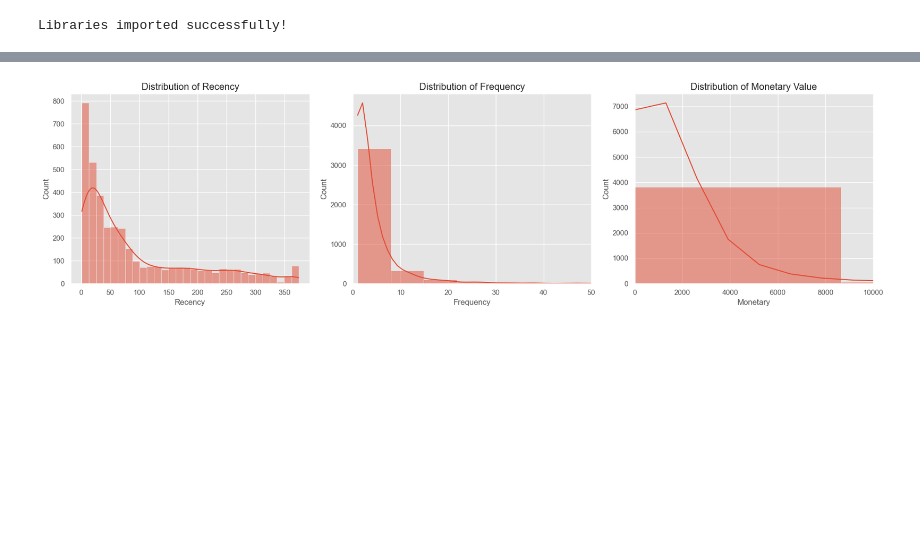
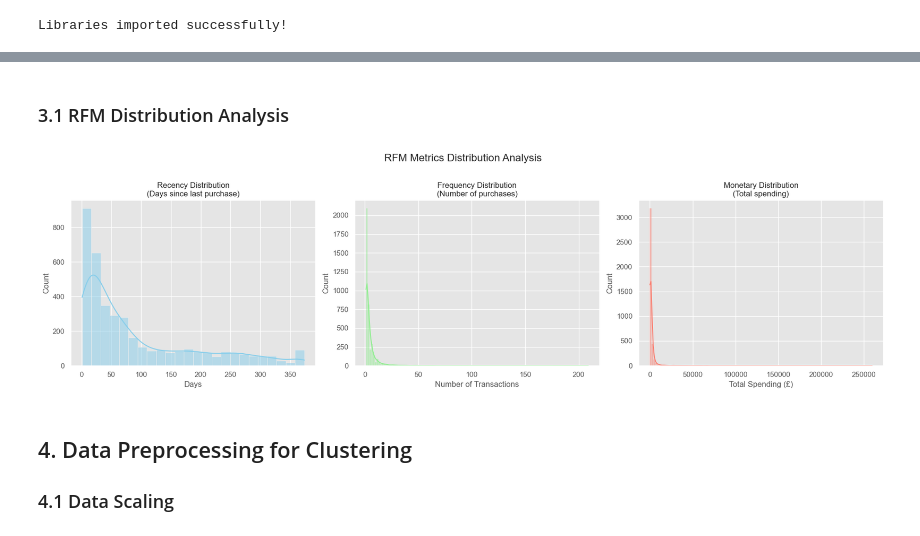
Before and after one commit to sehan-dissanayake/Clustering, a Jupyter notebook: customer_segmentation.ipynb, the cells around one changed output, grey strips where cells are left out. Saved outputs shown, nothing was run; the diff lists cells and outputs as text; code cells hidden in the pictures; blank space fills up the shorter version.

```diff
--- a/customer_segmentation.ipynb
+++ b/customer_segmentation.ipynb
@@ -72,24 +71,22 @@ memory usage: 27.0+ MB
 # %%
-# Set a snapshot date for recency calculation (one day after the last transaction in the dataset)
+# Calculate RFM metrics
 snapshot_date = df_uk['InvoiceDate'].max() + pd.Timedelta(days=1)
-print(f"Snapshot date for Recency calculation: {snapshot_date}")
+print(f"Reference date for Recency calculation: {snapshot_date.date()}")
 
-# Group by CustomerID and calculate RFM metrics
 rfm = df_uk.groupby('CustomerID').agg({
     'InvoiceDate': lambda date: (snapshot_date - date.max()).days,
     'InvoiceNo': 'nunique',
     'TotalPrice': 'sum'
+}).rename(columns={
+    'InvoiceDate': 'Recency',
+    'InvoiceNo': 'Frequency',
+    'TotalPrice': 'Monetary'
 })
 
-# Rename the columns to be more descriptive
-rfm.rename(columns={'InvoiceDate': 'Recency',
-                    'InvoiceNo': 'Frequency',
-                    'TotalPrice': 'Monetary'}, inplace=True)
+print(f"RFM metrics calculated for {len(rfm):,} customers")
+print("\nRFM Summary Statistics:")
+display(rfm.describe().round(2))
 
-print("\nRFM table created successfully!")
+print("\nSample RFM data:")
 display(rfm.head())
-
-# Check the distribution of the RFM values
-print("\nDescription of the RFM table:")
-display(rfm.describe())
 # %% [output]
@@ -116,26 +114,29 @@ Description of the RFM table:
+# %% [markdown]
+### 3.1 RFM Distribution Analysis
 # %%
-# Create histograms for each RFM feature
 fig, axes = plt.subplots(1, 3, figsize=(18, 5))
 
-# Plot Recency
-sns.histplot(rfm['Recency'], bins=30, ax=axes[0], kde=True)
-axes[0].set_title('Distribution of Recency')
+sns.histplot(rfm['Recency'], ax=axes[0], kde=True, color='skyblue')
+axes[0].set_title('Recency Distribution\n(Days since last purchase)', fontsize=12)
+axes[0].set_xlabel('Days')
 
-# Plot Frequency
-sns.histplot(rfm['Frequency'], bins=30, ax=axes[1], kde=True)
-axes[1].set_title('Distribution of Frequency')
-axes[1].set_xlim(0, 50) # Limiting x-axis for better visibility due to outliers
+sns.histplot(rfm['Frequency'], ax=axes[1], kde=True, color='lightgreen')
+axes[1].set_title('Frequency Distribution\n(Number of purchases)', fontsize=12)
+axes[1].set_xlabel('Number of Transactions')
 
-# Plot Monetary
-sns.histplot(rfm['Monetary'], bins=30, ax=axes[2], kde=True)
-axes[2].set_title('Distribution of Monetary Value')
-axes[2].set_xlim(0, 10000) # Limiting x-axis for better visibility due to outliers
+sns.histplot(rfm['Monetary'], ax=axes[2], kde=True, color='salmon')
+axes[2].set_title('Monetary Distribution\n(Total spending)', fontsize=12)
+axes[2].set_xlabel('Total Spending (£)')
 
-
+plt.suptitle('RFM Metrics Distribution Analysis', fontsize=16, y=1.02)
 plt.tight_layout()
 plt.show()
 # %% [output]
-[figure, old version]
+[figure, new version]
+# %% [markdown]
+## 4. Data Preprocessing for Clustering
+
+### 4.1 Data Scaling
 # %%
 from sklearn.preprocessing import StandardScaler
 
```
Also changed, not shown: parts of 31 cells of this notebook.
